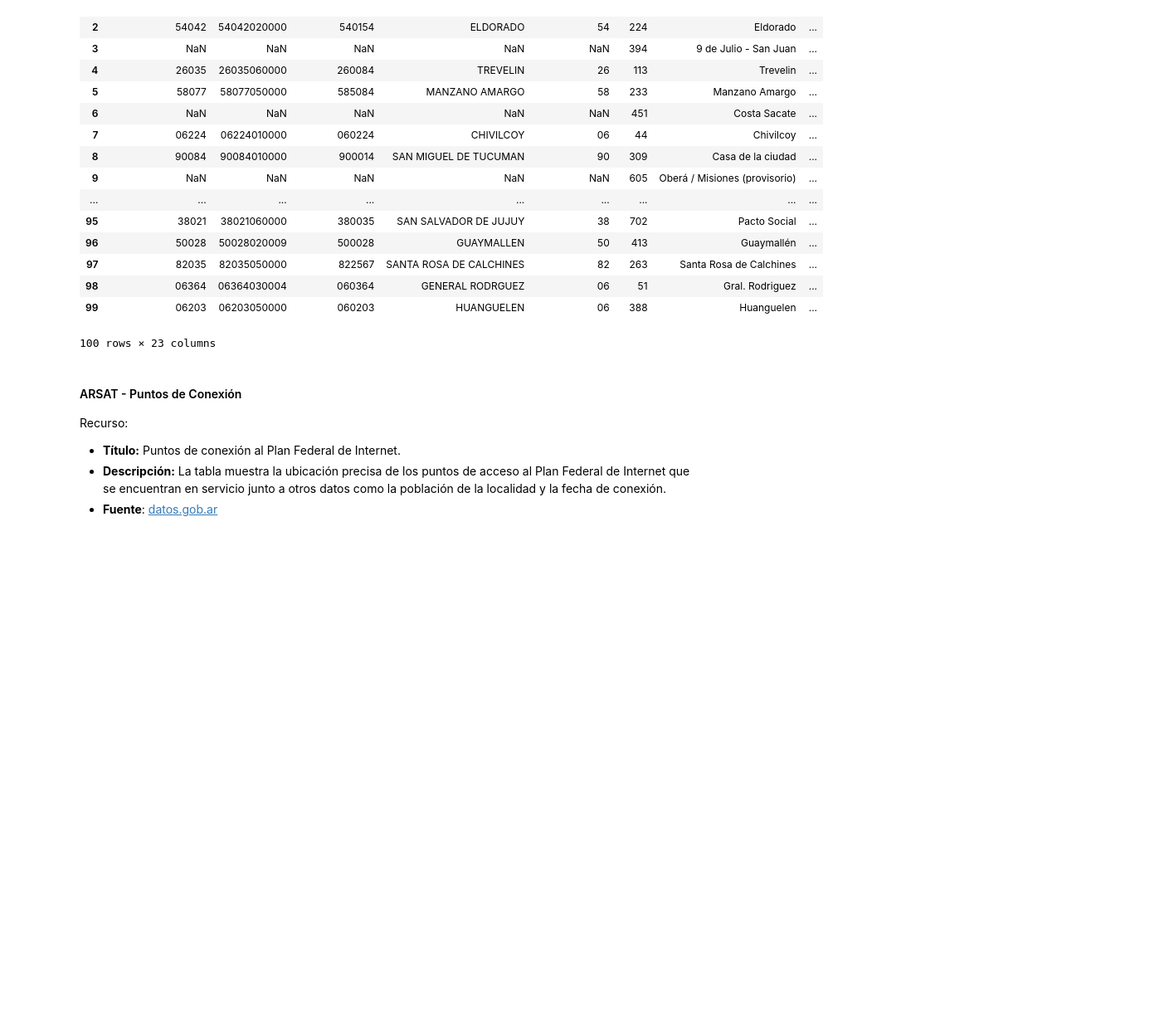
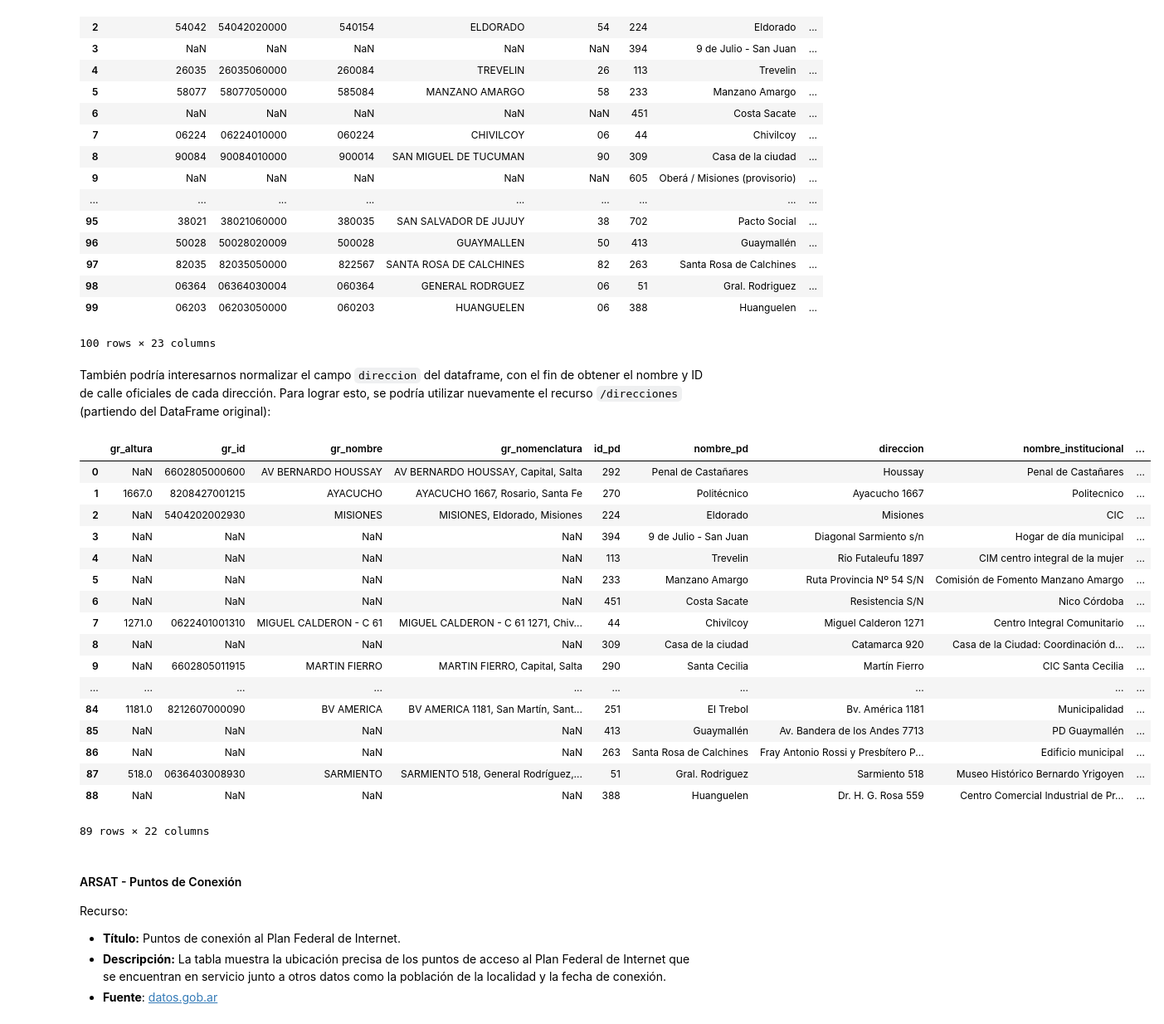
Before and after one commit to datosgobar/taller-georef-pyconar-2018, a Jupyter notebook: pyconar.ipynb, the cells around one changed output. Shown: that part at 83% size. Saved outputs shown, nothing was run; the diff lists cells and outputs as text; code cells hidden in the pictures; blank space fills up the shorter version.

Commit message:
Agraga más ejemplos para recursos POST.

```diff
--- a/pyconar.ipynb
+++ b/pyconar.ipynb
@@ -699,6 +708,40 @@ georef_normalize_entities(
 | 98 | 06364 | 06364030004 | 060364 | GENERAL RODRGUEZ | 06 | 51 | Gral. Rodriguez | ... |
 | 99 | 06203 | 06203050000 | 060203 | HUANGUELEN | 06 | 388 | Huanguelen | ... |
 100 rows × 23 columns
+# %% [markdown]
+También podría interesarnos normalizar el campo `direccion` del dataframe, con el fin de obtener el nombre y ID de calle oficiales de cada dirección. Para lograr esto, se podría utilizar nuevamente el recurso `/direcciones` (partiendo del DataFrame original):
+# %%
+# Utilizar filas que tengan una dirección presente, y cuya altura no sea 0
+df_puntos_digitales_dir = df_puntos_digitales.dropna(subset=['direccion'])
+df_puntos_digitales_dir = df_puntos_digitales_dir[~df_puntos_digitales_dir['direccion'].str.endswith(' 0')]
+df_puntos_digitales_dir = df_puntos_digitales_dir.reset_index(drop=True)
+
+georef_normalize_entities(
+    df_puntos_digitales_dir,
+    'direcciones',
+    {'direccion': 'direccion', 'provincia': 'provincia', 'departamento': 'departamento'},
+    {'campos': 'id, nomenclatura'},
+    prefix='gr_'
+)
+# %% [output]
+|  | gr_altura | gr_id | gr_nombre | gr_nomenclatura | id_pd | nombre_pd | direccion | nombre_institucional | ... |
+| 0 | NaN | 6602805000600 | AV BERNARDO HOUSSAY | AV BERNARDO HOUSSAY, Capital, Salta | 292 | Penal de Castañares | Houssay | Penal de Castañares | ... |
+| 1 | 1667.0 | 8208427001215 | AYACUCHO | AYACUCHO 1667, Rosario, Santa Fe | 270 | Politécnico | Ayacucho 1667 | Politecnico | ... |
+| 2 | NaN | 5404202002930 | MISIONES | MISIONES, Eldorado, Misiones | 224 | Eldorado | Misiones | CIC | ... |
+| 3 | NaN | NaN | NaN | NaN | 394 | 9 de Julio - San Juan | Diagonal Sarmiento s/n | Hogar de día municipal | ... |
+| 4 | NaN | NaN | NaN | NaN | 113 | Trevelin | Rio Futaleufu 1897 | CIM centro integral de la mujer | ... |
+| 5 | NaN | NaN | NaN | NaN | 233 | Manzano Amargo | Ruta Provincia Nº 54 S/N | Comisión de Fomento Manzano Amargo | ... |
+| 6 | NaN | NaN | NaN | NaN | 451 | Costa Sacate | Resistencia S/N | Nico Córdoba | ... |
+| 7 | 1271.0 | 0622401001310 | MIGUEL CALDERON - C 61 | MIGUEL CALDERON - C 61 1271, Chiv... | 44 | Chivilcoy | Miguel Calderon 1271 | Centro Integral Comunitario | ... |
+| 8 | NaN | NaN | NaN | NaN | 309 | Casa de la ciudad | Catamarca 920 | Casa de la Ciudad: Coordinación d... | ... |
+| 9 | NaN | 6602805011915 | MARTIN FIERRO | MARTIN FIERRO, Capital, Salta | 290 | Santa Cecilia | Martín Fierro | CIC Santa Cecilia | ... |
+| ... | ... | ... | ... | ... | ... | ... | ... | ... | ... |
+| 84 | 1181.0 | 8212607000090 | BV AMERICA | BV AMERICA 1181, San Martín, Sant... | 251 | El Trebol | Bv. América 1181 | Municipalidad | ... |
+| 85 | NaN | NaN | NaN | NaN | 413 | Guaymallén | Av. Bandera de los Andes 7713 | PD Guaymallén | ... |
+| 86 | NaN | NaN | NaN | NaN | 263 | Santa Rosa de Calchines | Fray Antonio Rossi y Presbítero P... | Edificio municipal | ... |
+| 87 | 518.0 | 0636403008930 | SARMIENTO | SARMIENTO 518, General Rodríguez,... | 51 | Gral. Rodriguez | Sarmiento 518 | Museo Histórico Bernardo Yrigoyen | ... |
+| 88 | NaN | NaN | NaN | NaN | 388 | Huanguelen | Dr. H. G. Rosa 559 | Centro Comercial Industrial de Pr... | ... |
+89 rows × 22 columns
 # %% [markdown]
 #### ARSAT - Puntos de Conexión
 Recurso:
```
Also changed, not shown: parts of 9 cells of this notebook, 1 other file.
